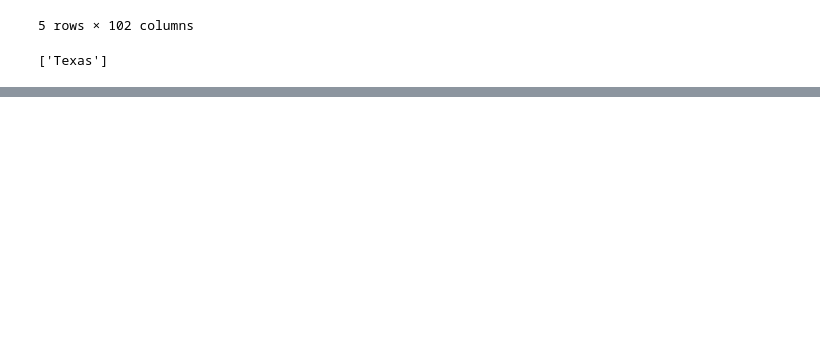
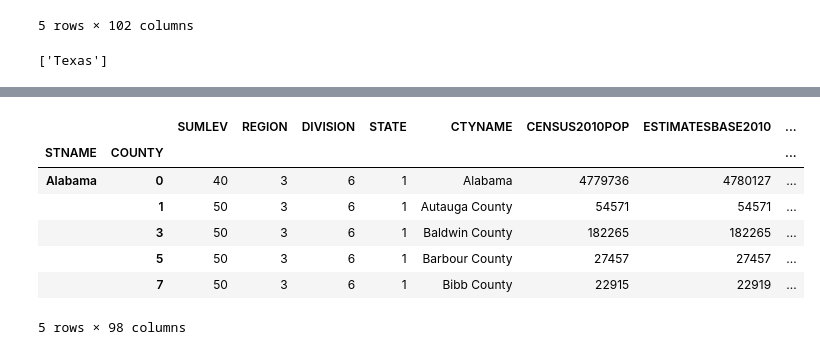
Before and after one commit to Karn-Tiwari-3003/Data-Analytics, a Jupyter notebook: Assignment 2.ipynb, the cells around one changed output, grey strips where cells are left out. Saved outputs shown, nothing was run; the diff lists cells and outputs as text; code cells hidden in the pictures; blank space fills up the shorter version.

```diff
--- a/Assignment 2.ipynb
+++ b/Assignment 2.ipynb
@@ -164,0 +211,13 @@ list(d[d['diff'] == d['diff'].max()]['CTYNAME'])
+# %%
+df1 = df.set_index(['STNAME','COUNTY'])
+# %%
+df1.head()
+# %% [output]
+|  |  | SUMLEV | REGION | DIVISION | STATE | CTYNAME | CENSUS2010POP | ESTIMATESBASE2010 | ... |
+| STNAME | COUNTY |  |  |  |  |  |  |  | ... |
+| Alabama | 0 | 40 | 3 | 6 | 1 | Alabama | 4779736 | 4780127 | ... |
+|  | 1 | 50 | 3 | 6 | 1 | Autauga County | 54571 | 54571 | ... |
+|  | 3 | 50 | 3 | 6 | 1 | Baldwin County | 182265 | 182265 | ... |
+|  | 5 | 50 | 3 | 6 | 1 | Barbour County | 27457 | 27457 | ... |
+|  | 7 | 50 | 3 | 6 | 1 | Bibb County | 22915 | 22919 | ... |
+5 rows × 98 columns
```
Also changed, not shown: parts of 22 cells of this notebook, 1 other file.
